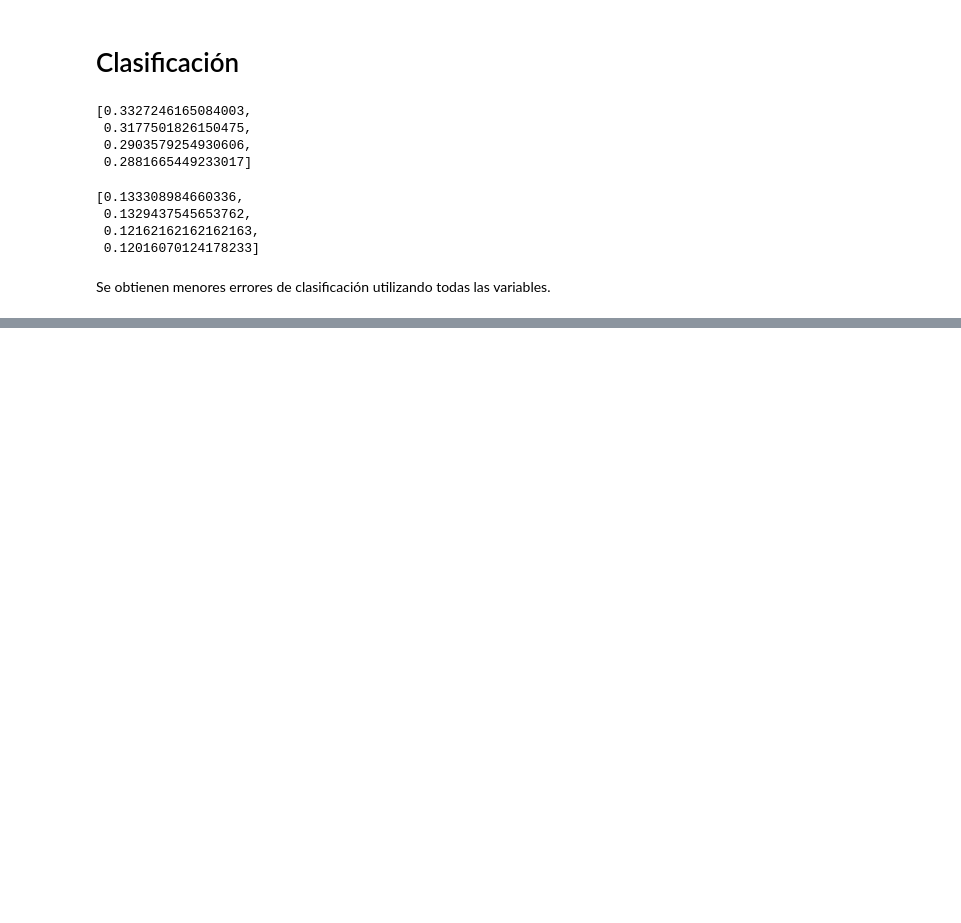
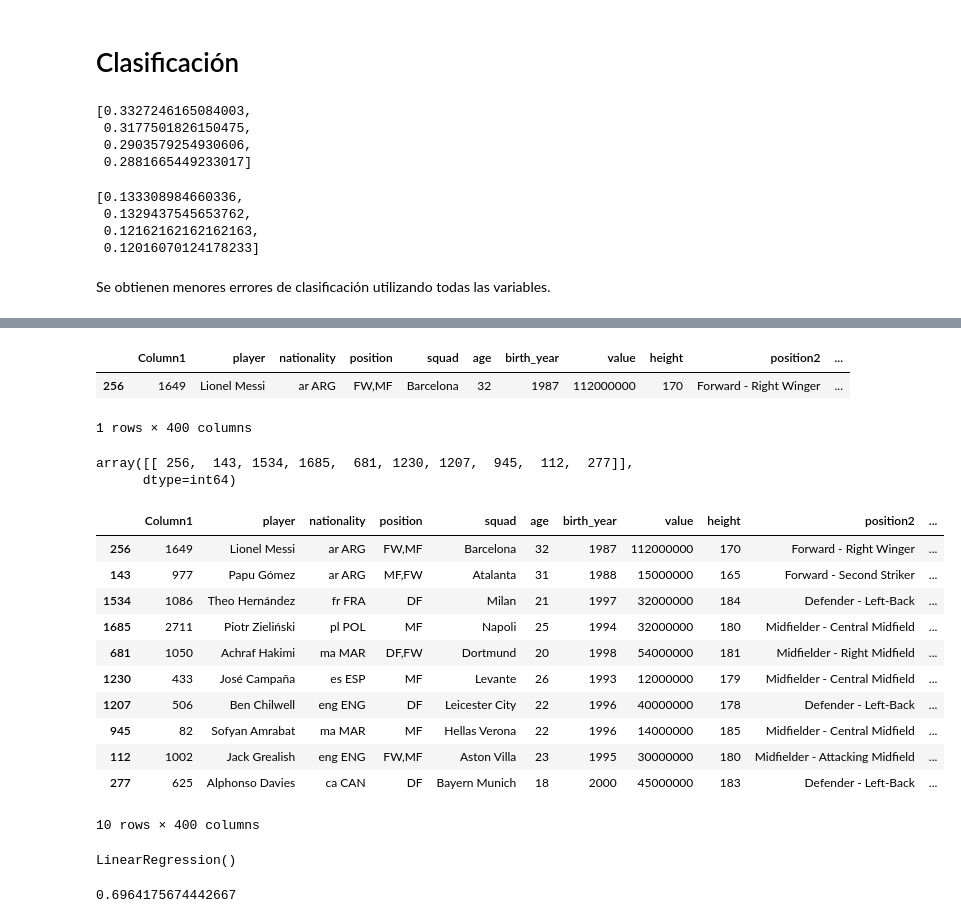
Before and after one commit to fcen-amateur/ldd, a Jupyter notebook: TPs/TP2/tp-football.ipynb, the cells around one changed output, grey strips where cells are left out. Saved outputs shown, nothing was run; the diff lists cells and outputs as text; code cells hidden in the pictures; blank space fills up the shorter version.

```diff
--- a/TPs/TP2/tp-football.ipynb
+++ b/TPs/TP2/tp-football.ipynb
@@ -293,0 +342,3 @@ Se obtienen menores errores de clasificación utilizando todas las variables.
+# %%
+data_numeric = data.iloc[:, 15:].drop(["Attendance", "Season"], axis = 1)
+data_numeric["age"] = data["age"]
@@ -293,0 +382,7 @@ Se obtienen menores errores de clasificación utilizando todas las variables.
+# %%
+# creating and passing series to new column
+data[data["player"].str.find("Messi") != -1]
+# %% [output]
+|  | Column1 | player | nationality | position | squad | age | birth_year | value | height | position2 | ... |
+| 256 | 1649 | Lionel Messi | ar ARG | FW,MF | Barcelona | 32 | 1987 | 112000000 | 170 | Forward - Right Winger | ... |
+1 rows × 400 columns
@@ -293,0 +391,23 @@ Se obtienen menores errores de clasificación utilizando todas las variables.
+# %%
+nbrs = NearestNeighbors(n_neighbors=10).fit(data_numeric)
+distances, indices = nbrs.kneighbors(data_numeric.loc[[256]])
+# %%
+indices
+# %% [output]
+array([[ 256,  143, 1534, 1685,  681, 1230, 1207,  945,  112,  277]],
+      dtype=int64)
+# %%
+data.iloc[indices.flatten()]
+# %% [output]
+|  | Column1 | player | nationality | position | squad | age | birth_year | value | height | position2 | ... |
+| 256 | 1649 | Lionel Messi | ar ARG | FW,MF | Barcelona | 32 | 1987 | 112000000 | 170 | Forward - Right Winger | ... |
+| 143 | 977 | Papu Gómez | ar ARG | MF,FW | Atalanta | 31 | 1988 | 15000000 | 165 | Forward - Second Striker | ... |
+| 1534 | 1086 | Theo Hernández | fr FRA | DF | Milan | 21 | 1997 | 32000000 | 184 | Defender - Left-Back | ... |
+| 1685 | 2711 | Piotr Zieliński | pl POL | MF | Napoli | 25 | 1994 | 32000000 | 180 | Midfielder - Central Midfield | ... |
+| 681 | 1050 | Achraf Hakimi | ma MAR | DF,FW | Dortmund | 20 | 1998 | 54000000 | 181 | Midfielder - Right Midfield | ... |
+| 1230 | 433 | José Campaña | es ESP | MF | Levante | 26 | 1993 | 12000000 | 179 | Midfielder - Central Midfield | ... |
+| 1207 | 506 | Ben Chilwell | eng ENG | DF | Leicester City | 22 | 1996 | 40000000 | 178 | Defender - Left-Back | ... |
+| 945 | 82 | Sofyan Amrabat | ma MAR | MF | Hellas Verona | 22 | 1996 | 14000000 | 185 | Midfielder - Central Midfield | ... |
+| 112 | 1002 | Jack Grealish | eng ENG | FW,MF | Aston Villa | 23 | 1995 | 30000000 | 180 | Midfielder - Attacking Midfield | ... |
+| 277 | 625 | Alphonso Davies | ca CAN | DF | Bayern Munich | 18 | 2000 | 45000000 | 183 | Defender - Left-Back | ... |
+10 rows × 400 columns
@@ -293,0 +420,10 @@ Se obtienen menores errores de clasificación utilizando todas las variables.
+# %%
+modelo = linear_model.LinearRegression()    # Inicializamos un modelo de Regresion Lineal
+modelo.fit(data_numeric, y)   # Realizamos el ajuste
+# %% [output]
+LinearRegression()
+# %%
+y_pred = modelo.predict(data_numeric)
+r2_score(y, y_pred)
+# %% [output]
+0.6964175674442667
```
Also changed, not shown: parts of 22 cells of this notebook, 3 other files.
